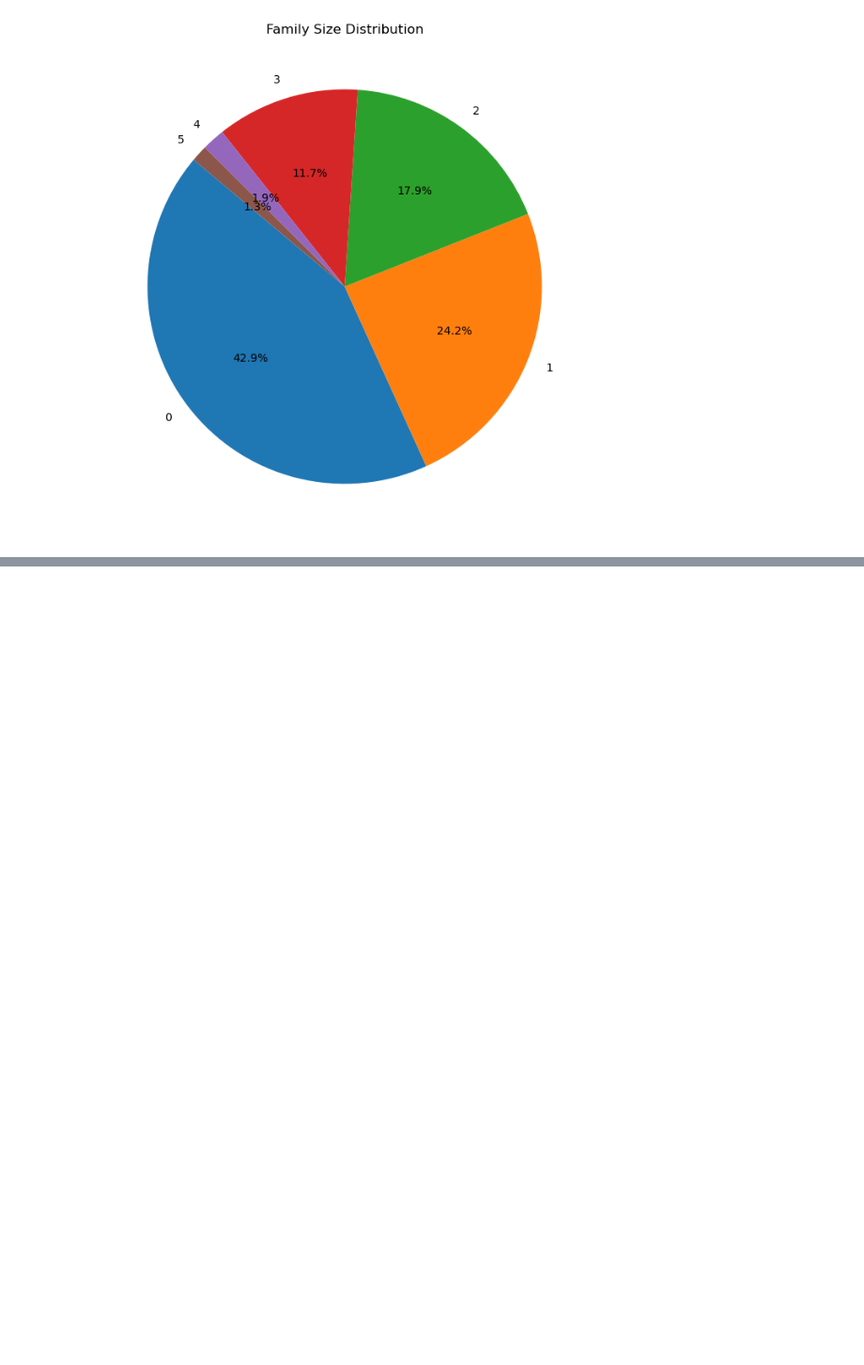
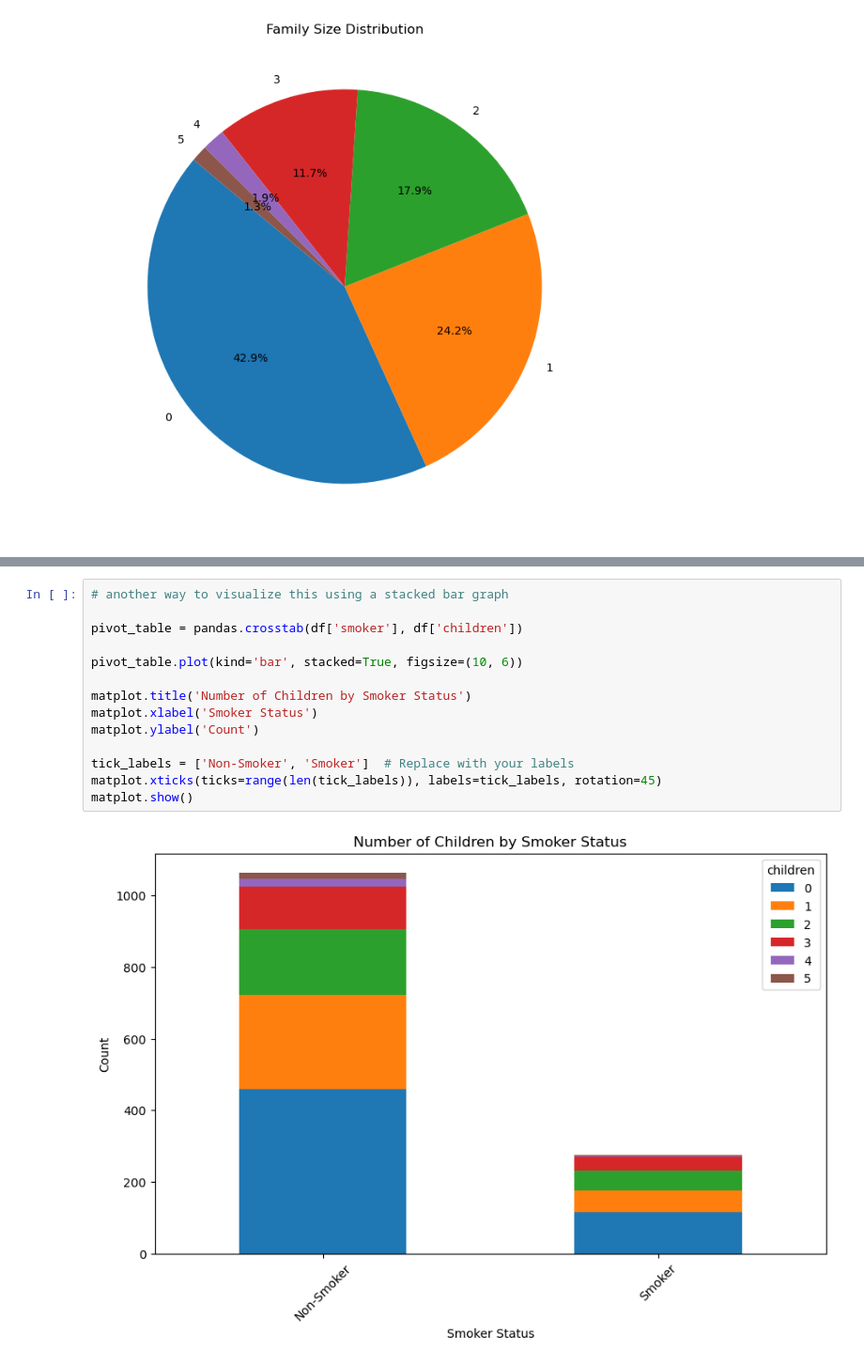
Before and after one commit to jwicken/US-Medical-Insurance-Project, a Jupyter notebook: us-medical-insurance-costs-Dec.ipynb, the cells around one changed output, grey strips where cells are left out. Shown: that part at 94% size. Drawn from its saved outputs; the diff is of its cells as text; blank space fills up the shorter version.

```diff
--- a/us-medical-insurance-costs-Dec.ipynb
+++ b/us-medical-insurance-costs-Dec.ipynb
@@ -217,0 +244,16 @@ matplot.show()
+# %%
+# another way to visualize this using a stacked bar graph
+
+pivot_table = pandas.crosstab(df['smoker'], df['children'])
+
+pivot_table.plot(kind='bar', stacked=True, figsize=(10, 6))
+
+matplot.title('Number of Children by Smoker Status')
+matplot.xlabel('Smoker Status')
+matplot.ylabel('Count')
+
+tick_labels = ['Non-Smoker', 'Smoker']  # Replace with your labels
+matplot.xticks(ticks=range(len(tick_labels)), labels=tick_labels, rotation=45)
+matplot.show()
+# %% [output]
+[figure, added]
```
Also changed, not shown: parts of 11 cells of this notebook.
